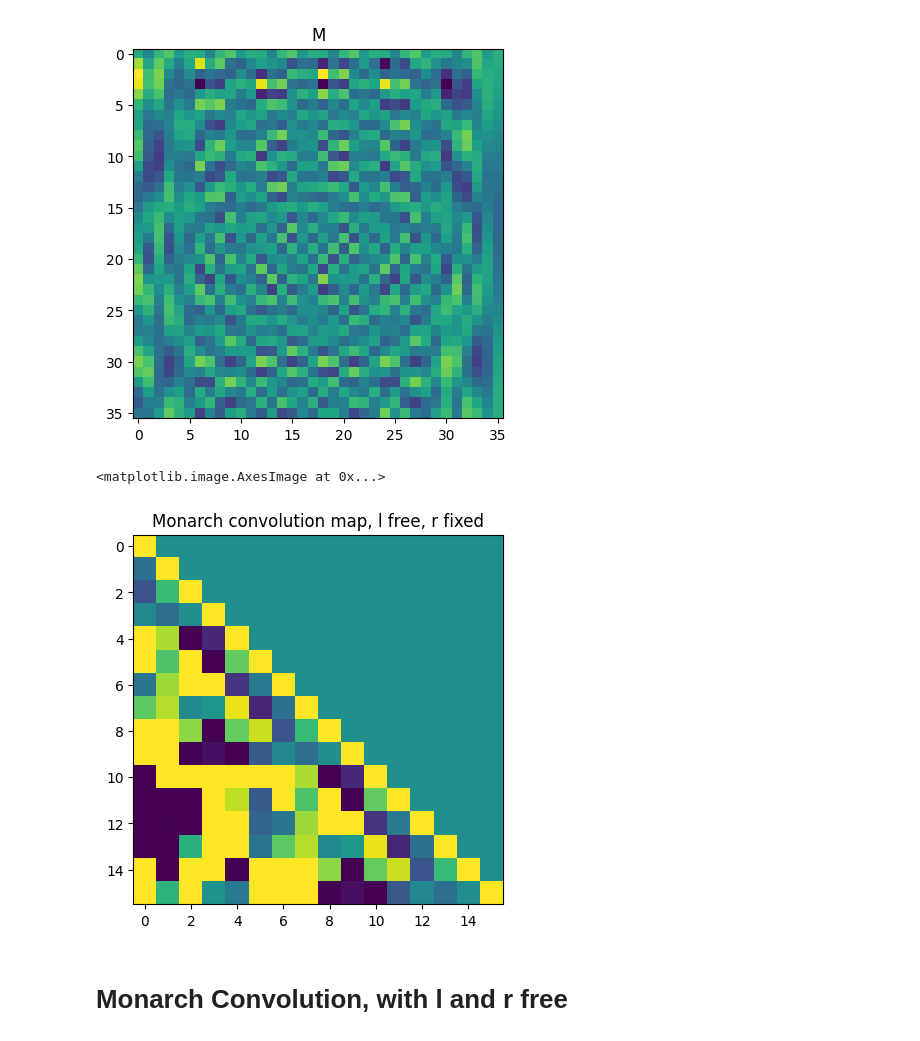
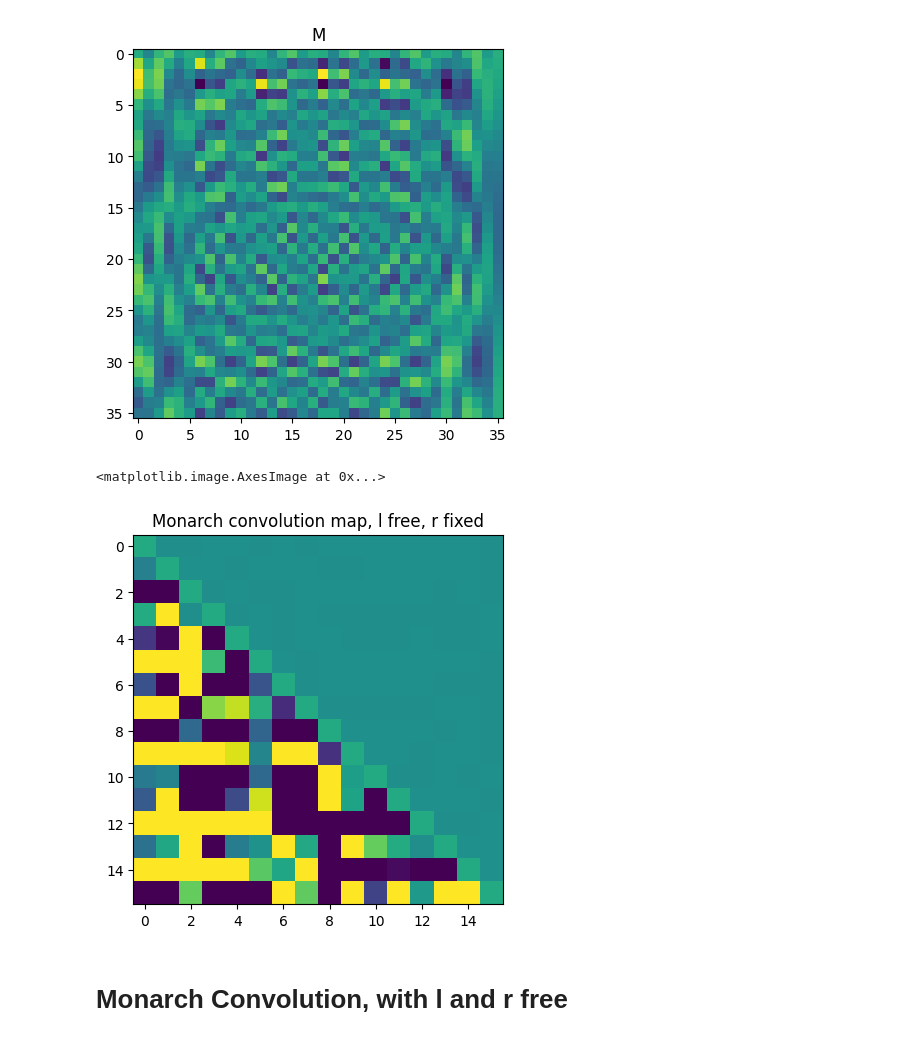
Before and after one commit to DanFu09/aquarium, a Jupyter notebook: notebooks/test_new_monarch.ipynb, the cells around one changed output. Saved outputs shown, nothing was run; the diff lists cells and outputs as text; code cells hidden in the pictures.

Commit message:
Monarch notebook

```diff
--- a/notebooks/test_new_monarch.ipynb
+++ b/notebooks/test_new_monarch.ipynb
@@ -147,9 +106,0 @@ plot_monarch(L.real, R.real, M.real)
-# %%
-print('l_polys:')
-for i, poly in enumerate(l_polys):
-    print(f'l_{i}\t=\t{polystr(poly)}')
-
-print('r_polys:')
-for j1, poly in enumerate(r_polys):
-    for j0, rpoly in enumerate(poly):
-        print(f'r_{j1},{j0}\t=\t{polystr(rpoly)}')
@@ -174,22 +106,0 @@ r_5,5   =       0.81x^5 + 0x^4 + 0x^3 + 0x^2 + 0x^1 + 0
-# %%
-# test causality by changing the last element of u, and seeing if the output changes
-
-u = torch.randn(N)
-k = torch.randn(N)
-
-M1 = M
-M2 = M
-M3 = torch.linalg.inv(M)
-
-y = new_monarch_fft_conv(u, k, N, M1, M2, M3)
-
-new_u = torch.randn(N)
-u_changed = torch.clone(u)
-
-new_ys = []
-
-for i in range(1, N + 1):
-    u_changed[-i] = new_u[-i]
-    new_ys.append(new_monarch_fft_conv(u_changed, k, N, M1, M2, M3))
-
-new_ys = torch.stack(new_ys)
@@ -494,21 +447,23 @@ plt.imshow(M.real)
 # %%
 pad_mat = torch.zeros(nearest_square, N, dtype=torch.cfloat)
 pad_mat[:N, :] = torch.diag(torch.ones(N, dtype=torch.cfloat))
 
 unpad_mat = pad_mat.T
 
-M_inv = torch.linalg.inv(M)
-K_f = M @ pad_mat @ k.to(torch.cfloat)
+M_cut = M[:, :N]
+
+M_inv = torch.linalg.inv(M)[:N, :]
+K_f = M_cut @ k.to(torch.cfloat)
 
 K_f_diag = torch.diag(K_f)
 
-conv_map = unpad_mat @ M_inv @ K_f_diag @ M @ pad_mat
+conv_map = M_inv @ K_f_diag @ M_cut
 
 plt.title('Monarch convolution map, l free, r fixed')
 plt.imshow(conv_map.real, vmin=-2, vmax=2)
 # %% [output]
 <matplotlib.image.AxesImage at 0x...>
-[figure, old version]
+[figure, new version]
 # %% [markdown]
 # Monarch Convolution, with l and r free
 # %%
```
Also changed, not shown: parts of 21 cells of this notebook.
